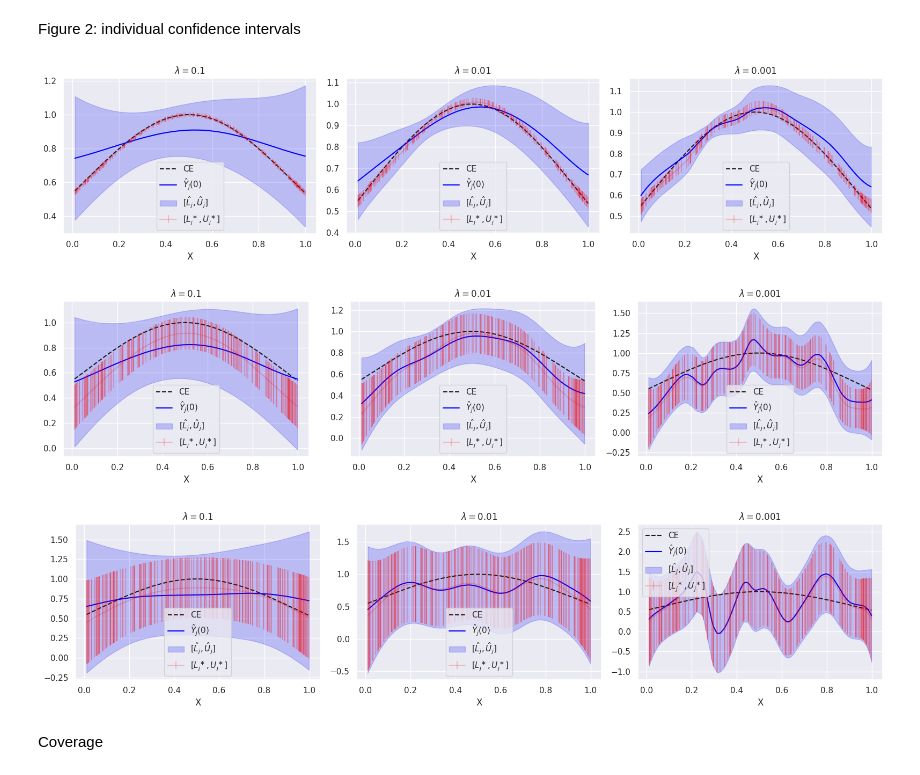
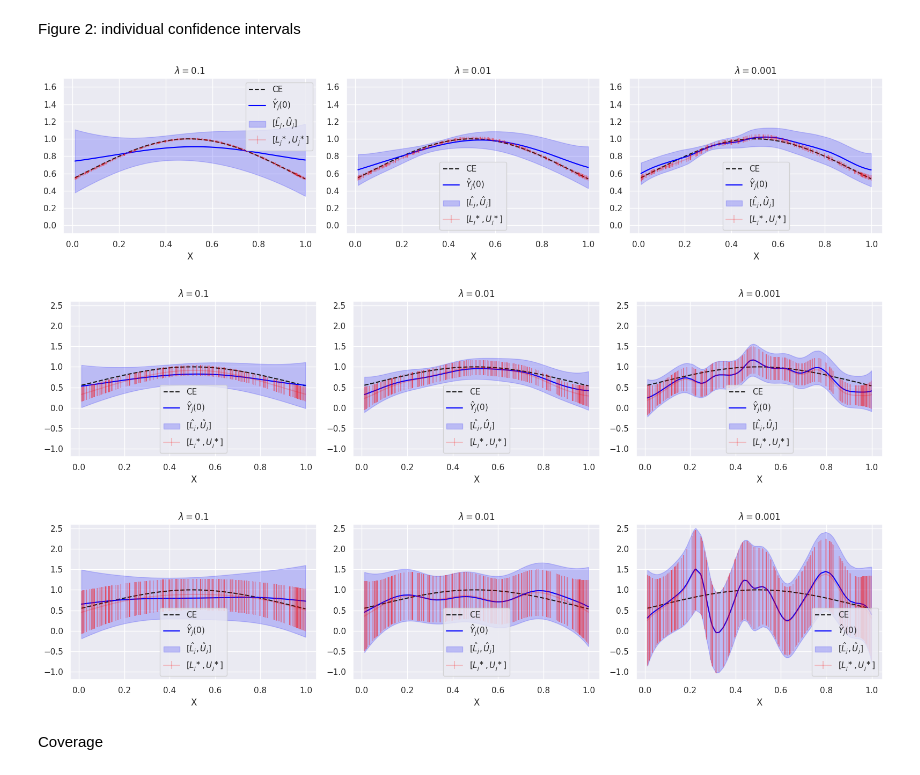
Before and after one commit to YoonHaengHur/KSC, a Jupyter notebook: CI_simulation.ipynb, the cells around one changed output. Saved outputs shown, nothing was run; the diff lists cells and outputs as text; code cells hidden in the pictures.

```diff
--- a/CI_simulation.ipynb
+++ b/CI_simulation.ipynb
@@ -199,30 +199,40 @@ Figure 2: individual confidence intervals
 # %%
 # for the b-th draw
 b = 100
 for id_s, s in enumerate(s_range):
     fig, axs = plt.subplots(1, len(l_range), figsize=(16, 4))
     for id_l, l in enumerate(l_range):
         axs[id_l].plot(X_t, CE_Y0_t, color='k', linestyle='dashed', label='CE')
 
         # proposed
         axs[id_l].plot(X_t, Y_hat[id_l,id_s,b,:], color='blue', label=r'$\hat{Y}_j(0)$')
         axs[id_l].fill_between(X_t, L_hat[id_l,id_s,b,:], U_hat[id_l,id_s,b,:], color='blue', alpha=0.2, label=r'$[\hat{L}_j, \hat{U}_j]$')
 
         # oracle
         radius = (U_o[id_l,id_s,b,:] - L_o[id_l,id_s,b,:])/2
         center = (U_o[id_l,id_s,b,:] + L_o[id_l,id_s,b,:])/2
         axs[id_l].errorbar(X_t, center, yerr=radius, color='red', alpha = 0.2, label=r'$[L_j^\ast, U_j^\ast]$')
 
+        if s == 0.1:
+            ylim = [-0.1, 1.7]
+
+        if s == 1.0:
+            ylim = [-1.2, 2.6]
+
+        if s == 3.0:
+            ylim = [-1.2, 2.6]
+
         axs[id_l].legend()
         axs[id_l].set_xlabel('X')
+        axs[id_l].set_ylim(ylim)
         axs[id_l].set_title(f'$\lambda = {l}$')
 
     fig.tight_layout()
     plt.savefig('figs/CI' + f'{s}' + '.pdf')
 # %% [output]
-[figure, old version]
+[figure, new version]
-[figure, old version]
+[figure, new version]
-[figure, old version]
+[figure, new version]
 # %% [markdown]
 Coverage
 # %%
```
Also changed, not shown: 22 other files.
